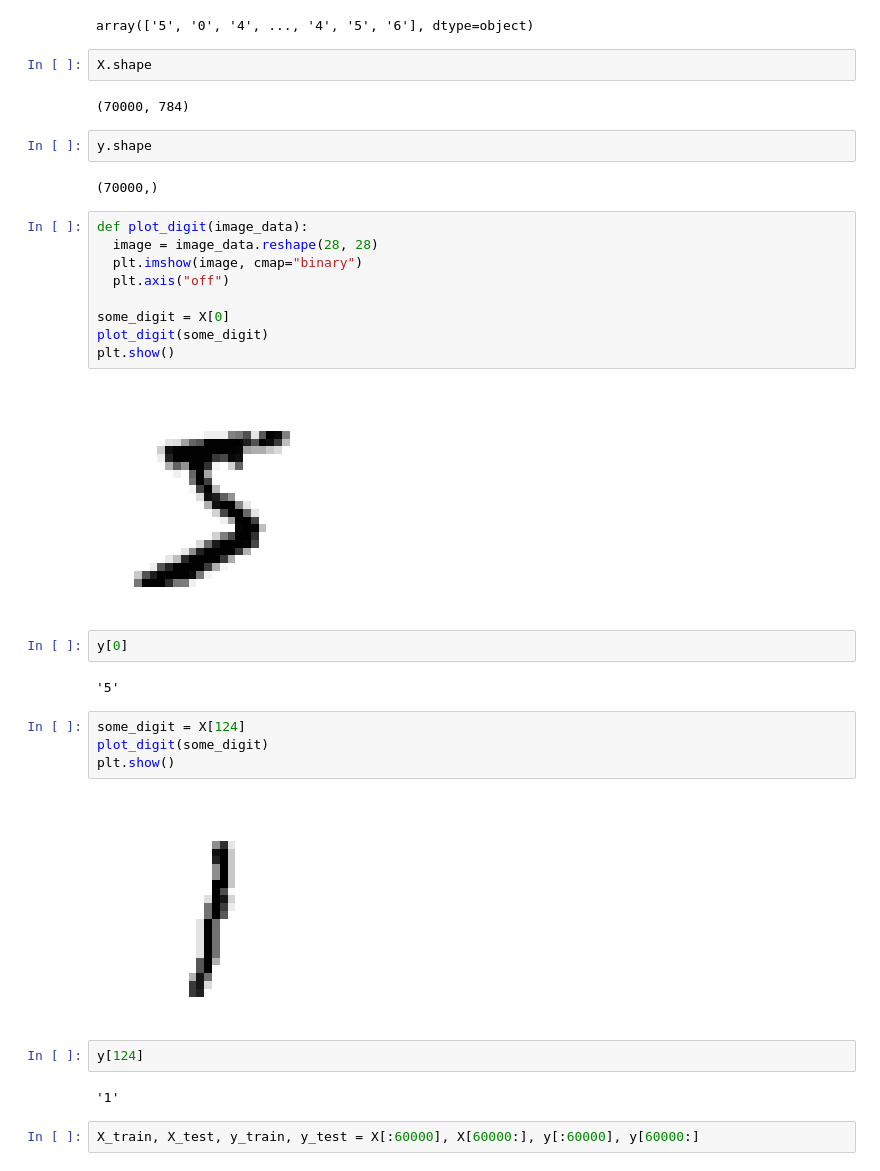
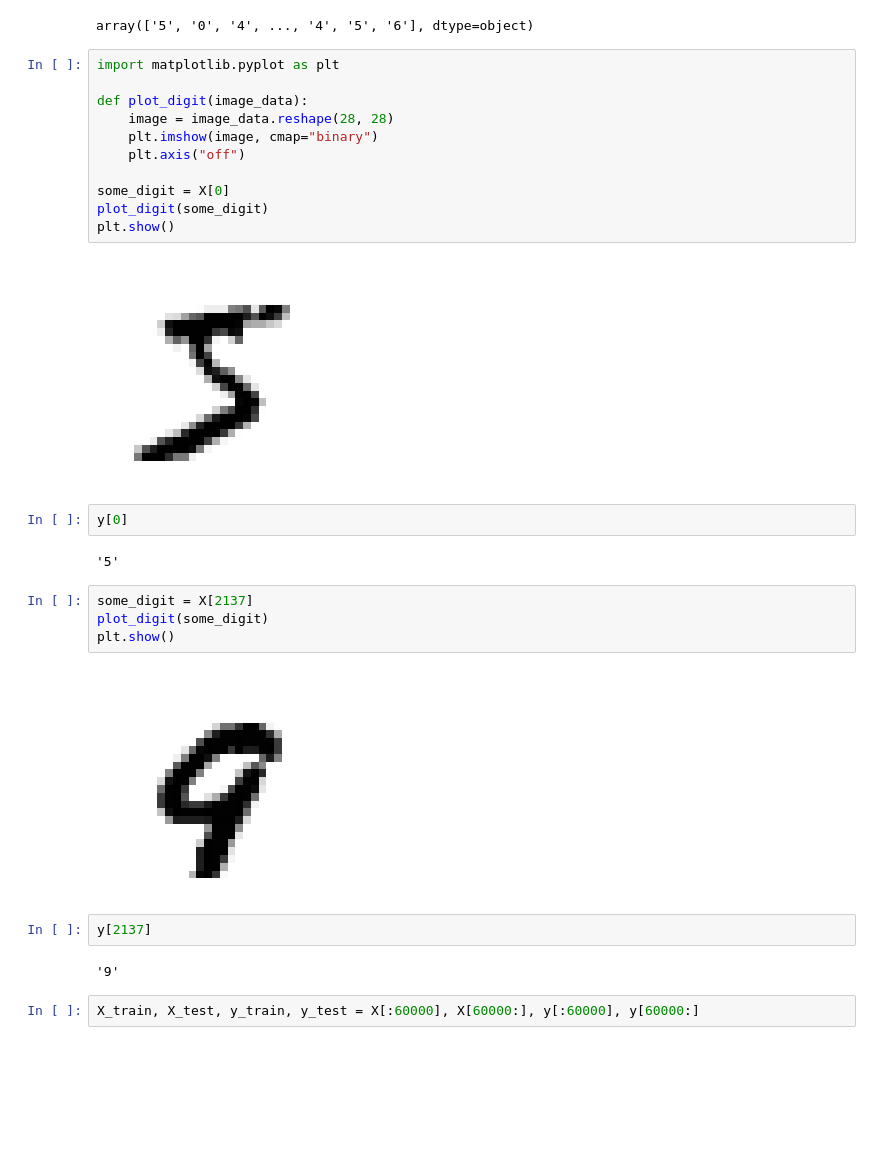
Before and after one commit to monisakhtar/ML, a Jupyter notebook: MNIST.ipynb, the cells around one changed output. Saved outputs shown, nothing was run; the diff lists cells and outputs as text; blank space fills up the shorter version.

```diff
--- a/MNIST.ipynb
+++ b/MNIST.ipynb
@@ -25,19 +24,13 @@ array([[0., 0., 0., ..., 0., 0., 0.],
 y
 # %% [output]
 array(['5', '0', '4', ..., '4', '5', '6'], dtype=object)
-# %%
-X.shape
-# %% [output]
-(70000, 784)
-# %%
-y.shape
-# %% [output]
-(70000,)
 # %%
+import matplotlib.pyplot as plt
+
 def plot_digit(image_data):
-  image = image_data.reshape(28, 28)
-  plt.imshow(image, cmap="binary")
-  plt.axis("off")
+    image = image_data.reshape(28, 28)
+    plt.imshow(image, cmap="binary")
+    plt.axis("off")
 
 some_digit = X[0]
 plot_digit(some_digit)
@@ -49,15 +42,15 @@ y[0]
 # %% [output]
 '5'
 # %%
-some_digit = X[124]
+some_digit = X[2137]
 plot_digit(some_digit)
 plt.show()
 # %% [output]
-[figure, old version]
+[figure, new version]
 # %%
-y[124]
+y[2137]
 # %% [output]
-'1'
+'9'
 # %%
 X_train, X_test, y_train, y_test = X[:60000], X[60000:], y[:60000], y[60000:]
 # %%
```
Also changed, not shown: parts of 48 cells of this notebook.
